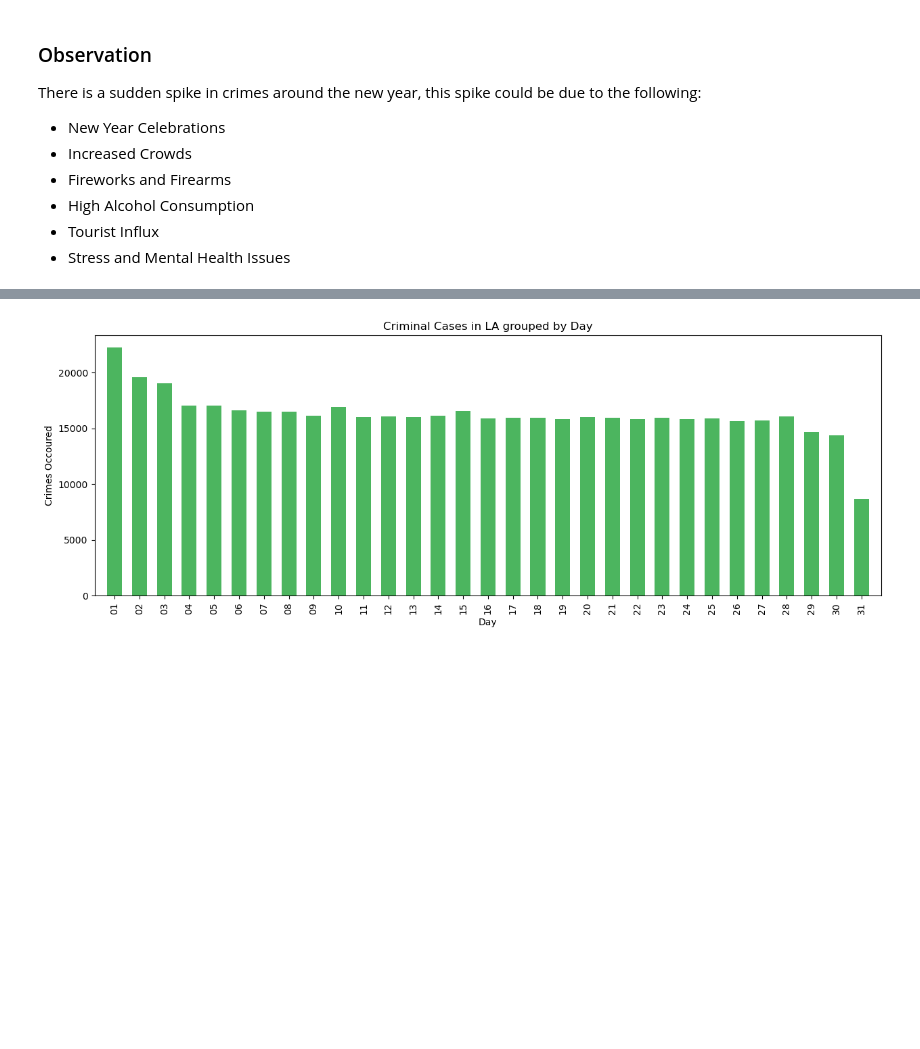
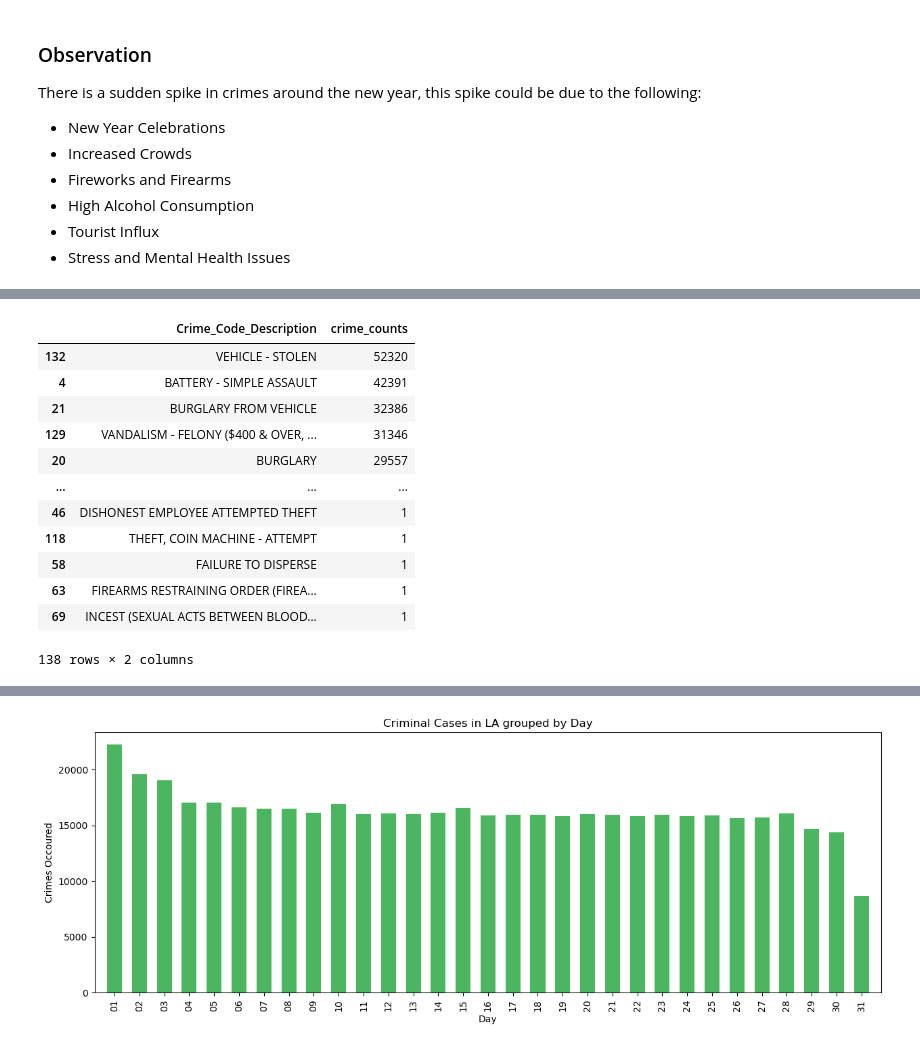
Before and after one commit to PremPrakashS/my-made-repo, a Jupyter notebook: project/report.ipynb, the cells around one changed output, grey strips where cells are left out. Saved outputs shown, nothing was run; the diff lists cells and outputs as text; code cells hidden in the pictures; blank space fills up the shorter version.

```diff
--- a/project/report.ipynb
+++ b/project/report.ipynb
@@ -138,3 +138,7 @@ There is a sudden spike in crimes around the new year, this spike could be due t
 * High Alcohol Consumption
 * Tourist Influx
 * Stress and Mental Health Issues
+# %%
+crime_grp_C_code = crime_df.groupby('Crime_Code_Description').size().reset_index(name='crime_counts')
+# %%
+crime_grp_C_code = crime_grp_C_code.sort_values('crime_counts', ascending=False)
@@ -140,0 +159,16 @@ There is a sudden spike in crimes around the new year, this spike could be due t
+# %%
+crime_grp_C_code
+# %% [output]
+|  | Crime_Code_Description | crime_counts |
+| 132 | VEHICLE - STOLEN | 52320 |
+| 4 | BATTERY - SIMPLE ASSAULT | 42391 |
+| 21 | BURGLARY FROM VEHICLE | 32386 |
+| 129 | VANDALISM - FELONY ($400 & OVER, ... | 31346 |
+| 20 | BURGLARY | 29557 |
+| ... | ... | ... |
+| 46 | DISHONEST EMPLOYEE ATTEMPTED THEFT | 1 |
+| 118 | THEFT, COIN MACHINE - ATTEMPT | 1 |
+| 58 | FAILURE TO DISPERSE | 1 |
+| 63 | FIREARMS RESTRAINING ORDER (FIREA... | 1 |
+| 69 | INCEST (SEXUAL ACTS BETWEEN BLOOD... | 1 |
+138 rows × 2 columns
```
Also changed, not shown: parts of 2 cells of this notebook, 2 other files.
